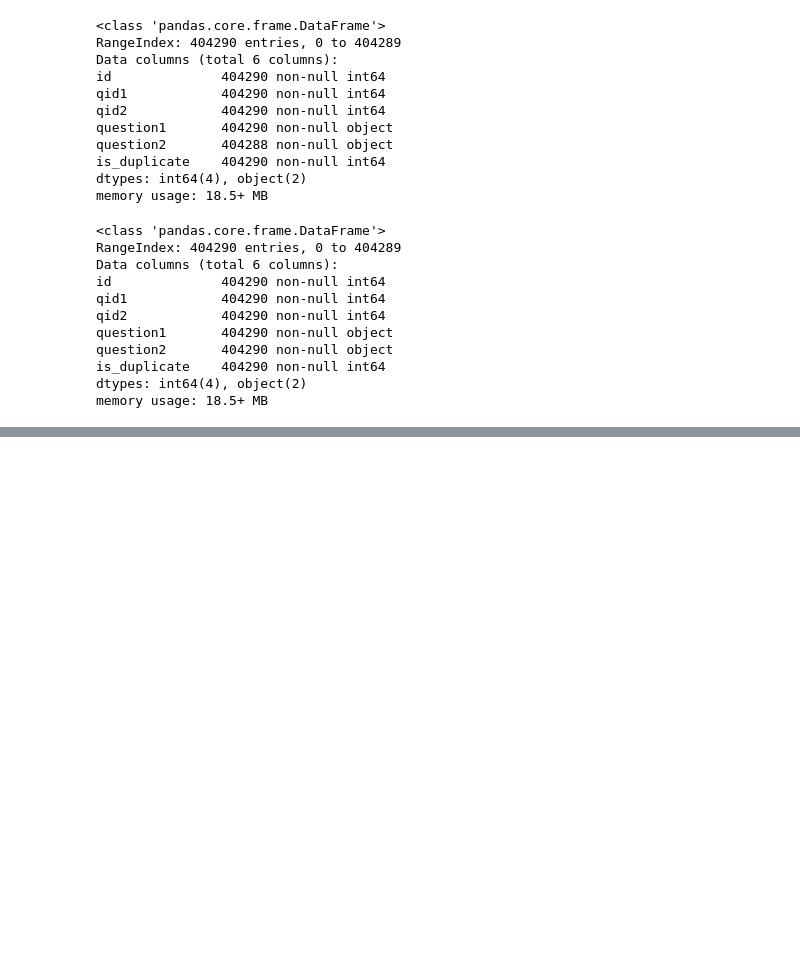
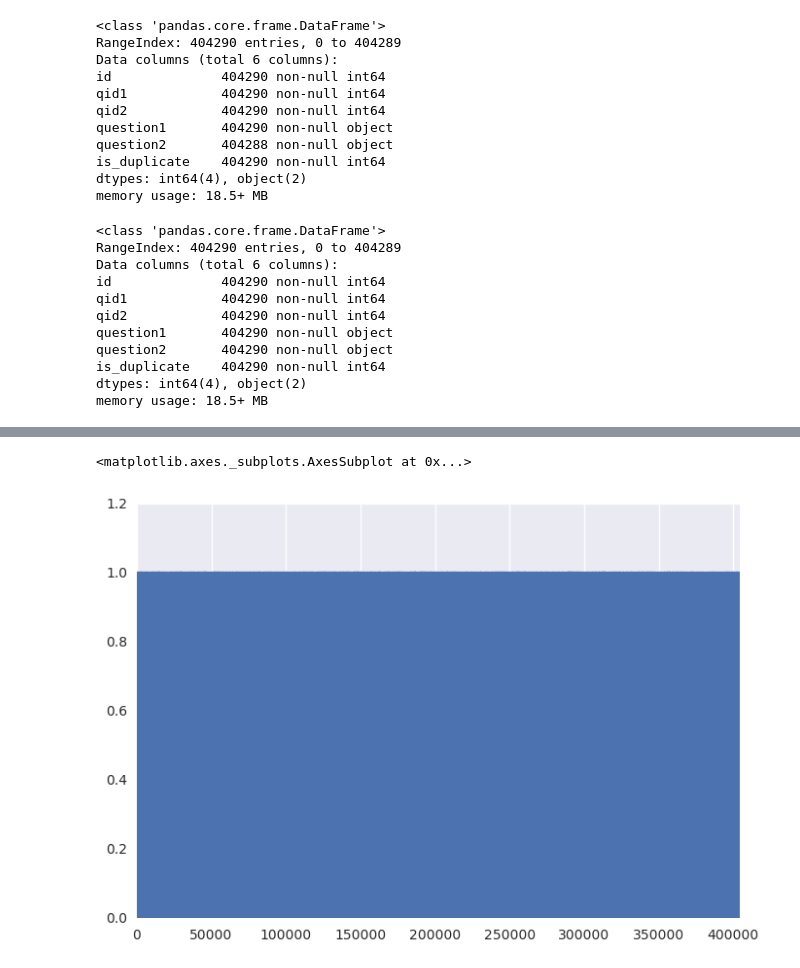
Before and after one commit to nlyf/quora, a Jupyter notebook: notebooks/intro.ipynb, the cells around one changed output, grey strips where cells are left out. Drawn from its saved outputs; the diff is of its cells as text; code cells hidden in the pictures; blank space fills up the shorter version.

```diff
--- a/notebooks/intro.ipynb
+++ b/notebooks/intro.ipynb
@@ -68,0 +321,5 @@ matrix 2 shape: (404290, 86153)
+# %%
+df_['dp'].plot()
+# %% [output]
+<matplotlib.axes._subplots.AxesSubplot at 0x...>
+[figure, added]
```
Also changed, not shown: parts of 40 cells of this notebook.
